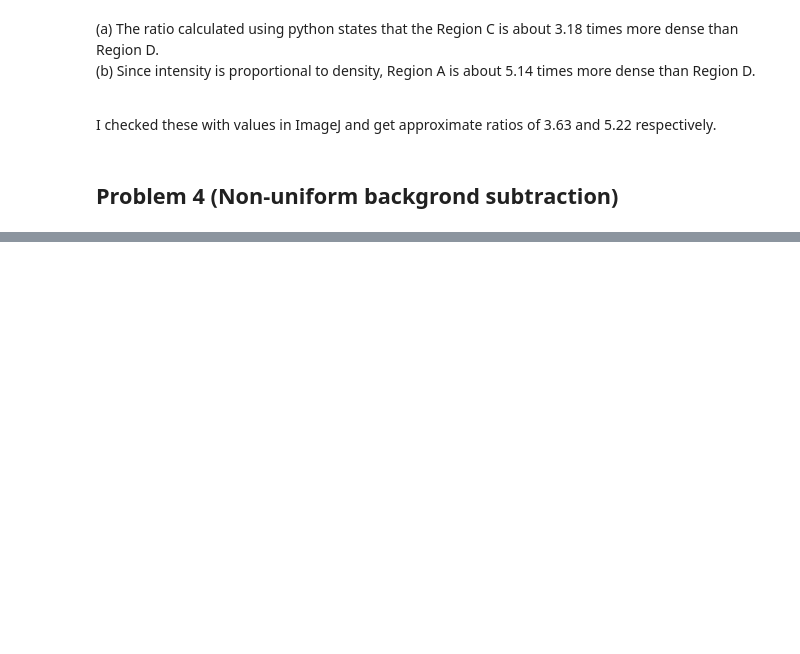
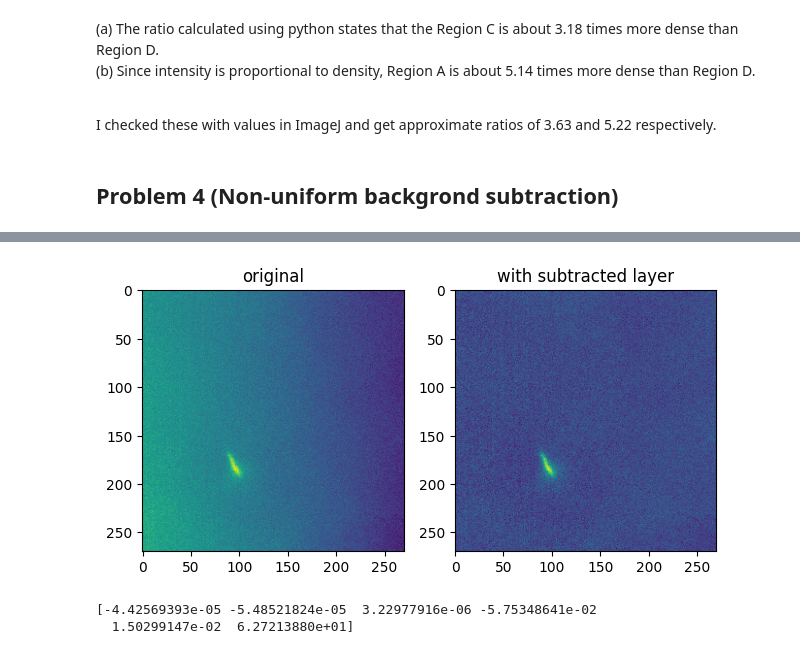
Before and after one commit to babrouse/image_analysis, a Jupyter notebook: homework/submitted/homework_2.ipynb, the cells around one changed output, grey strips where cells are left out. Cells and saved outputs as stored; diff of their text form; code cells hidden in the pictures; blank space fills up the shorter version.

```diff
--- a/homework/submitted/homework_2.ipynb
+++ b/homework/submitted/homework_2.ipynb
@@ -244,0 +273,40 @@ ax.plot_surface(x, y, bead_2d, cmap='inferno')
+# %%
+# (c)
+# For a quadratic fit, we need to define a matrix to do the least squares fit
+x_sq = flat_x ** 2
+y_sq = flat_y ** 2
+xy = flat_x * flat_y
+
+# assemble that matrix
+mat = np.column_stack([x_sq, xy, y_sq, flat_x, flat_y, np.ones(flat_x.shape)])
+
+# Use least squares to find the best fit surface
+coeff = np.linalg.lstsq(mat, flat_i, rcond=None)[0]
+
+# make the fit surface
+fit_surf = (coeff[0] * x**2) + (coeff[1] * x*y) + (coeff[2] * y**2) + (coeff[3] * x) + (coeff[4] * y) + coeff[5]
+
+# subtract the new surface
+nobg_bead = bead_2d - fit_surf
+
+# plot that!
+plt.figure()
+
+# Plot original
+plt.subplot(1, 2, 1)
+plt.imshow(bead_2d)
+plt.title('original')
+
+# Plot image with subtracted layer
+plt.subplot(1, 2, 2)
+plt.imshow(nobg_bead)
+plt.title('with subtracted layer')
+
+plt.tight_layout()
+plt.savefig('images/homework_2/xyi_plot.png')
+plt.show()
+print(coeff)
+# %% [output]
+[figure, added]
+[-4.42569393e-05 -5.48521824e-05  3.22977916e-06 -5.75348641e-02
+  1.50299147e-02  6.27213880e+01]
```
Also changed, not shown: parts of 6 cells of this notebook, 6 other files.
